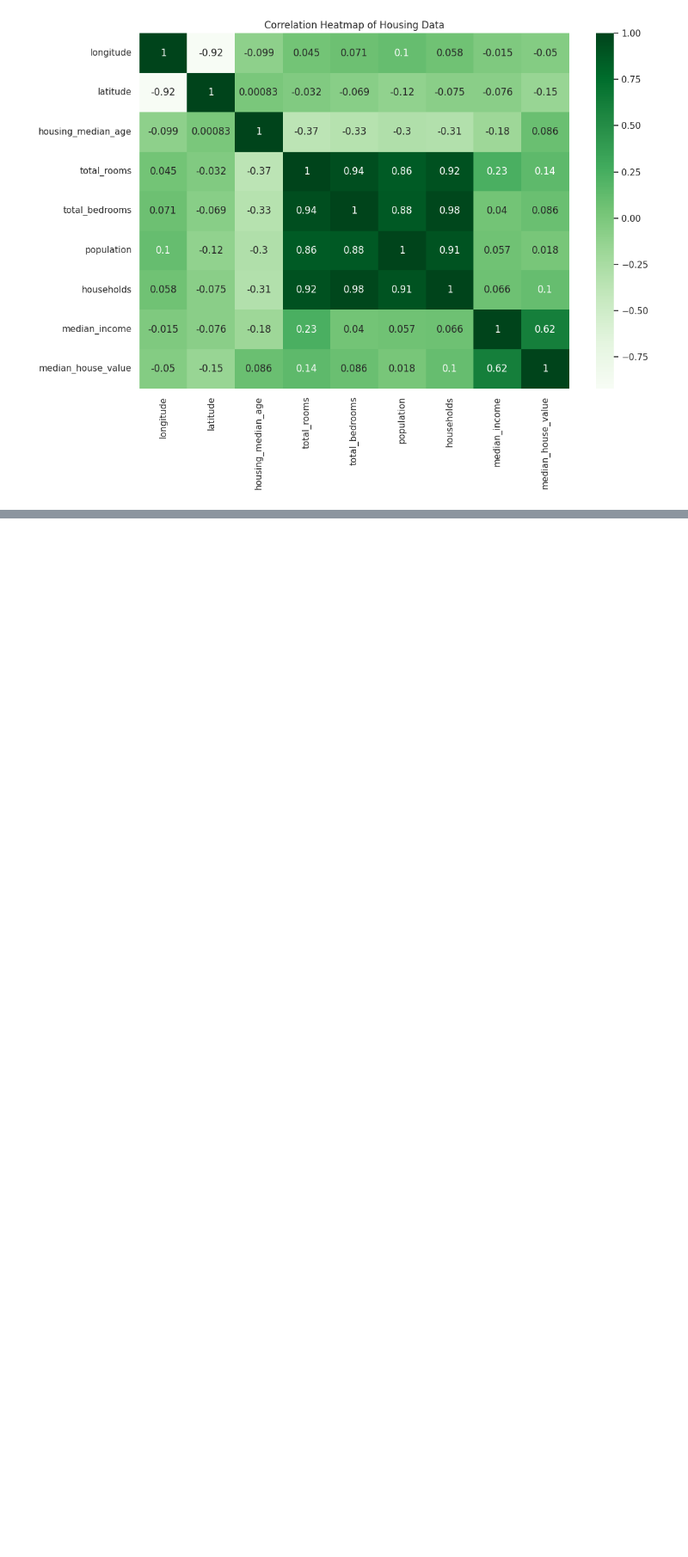
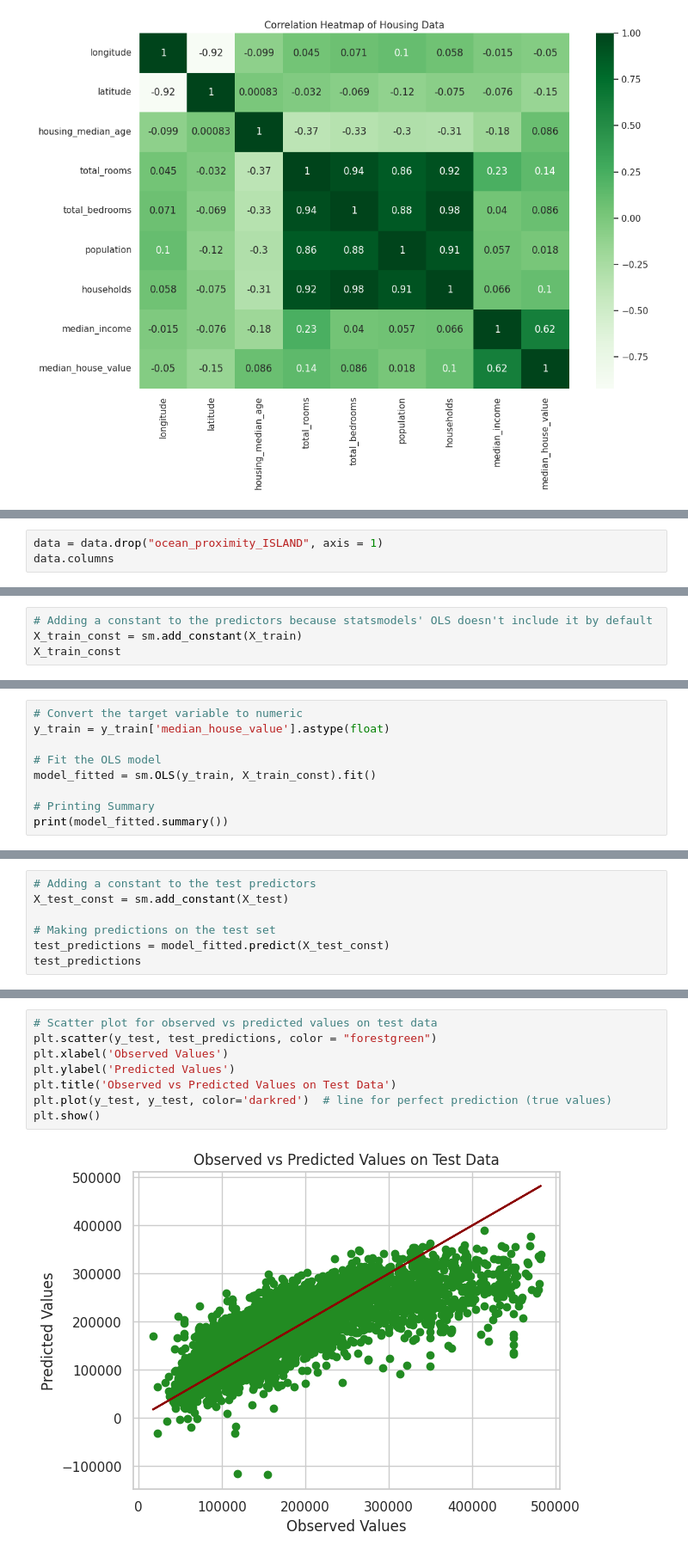
Before and after one commit to MathalinAK/machinelearning, a Jupyter notebook: mltask2.ipynb, the cells around one changed output, grey strips where cells are left out. Shown at 86% size. Cells and saved outputs as stored; diff of their text form; blank space fills up the shorter version.

```diff
--- a/mltask2.ipynb
+++ b/mltask2.ipynb
@@ -240,0 +276,3 @@ Index(['longitude', 'latitude', 'housing_median_age', 'total_rooms',
+# %%
+data = data.drop("ocean_proximity_ISLAND", axis = 1)
+data.columns
@@ -240,0 +342,4 @@ Index(['longitude', 'latitude', 'housing_median_age', 'total_rooms',
+# %%
+# Adding a constant to the predictors because statsmodels' OLS doesn't include it by default
+X_train_const = sm.add_constant(X_train)
+X_train_const
@@ -240,0 +360,9 @@ Index(['longitude', 'latitude', 'housing_median_age', 'total_rooms',
+# %%
+# Convert the target variable to numeric
+y_train = y_train['median_house_value'].astype(float)
+
+# Fit the OLS model
+model_fitted = sm.OLS(y_train, X_train_const).fit()
+
+# Printing Summary
+print(model_fitted.summary())
@@ -240,0 +389,7 @@ Index(['longitude', 'latitude', 'housing_median_age', 'total_rooms',
+# %%
+# Adding a constant to the test predictors
+X_test_const = sm.add_constant(X_test)
+
+# Making predictions on the test set
+test_predictions = model_fitted.predict(X_test_const)
+test_predictions
@@ -240,0 +431,10 @@ Index(['longitude', 'latitude', 'housing_median_age', 'total_rooms',
+# %%
+# Scatter plot for observed vs predicted values on test data
+plt.scatter(y_test, test_predictions, color = "forestgreen")
+plt.xlabel('Observed Values')
+plt.ylabel('Predicted Values')
+plt.title('Observed vs Predicted Values on Test Data')
+plt.plot(y_test, y_test, color='darkred')  # line for perfect prediction (true values)
+plt.show()
+# %% [output]
+[figure, added]
```
Also changed, not shown: parts of 18 cells of this notebook.
